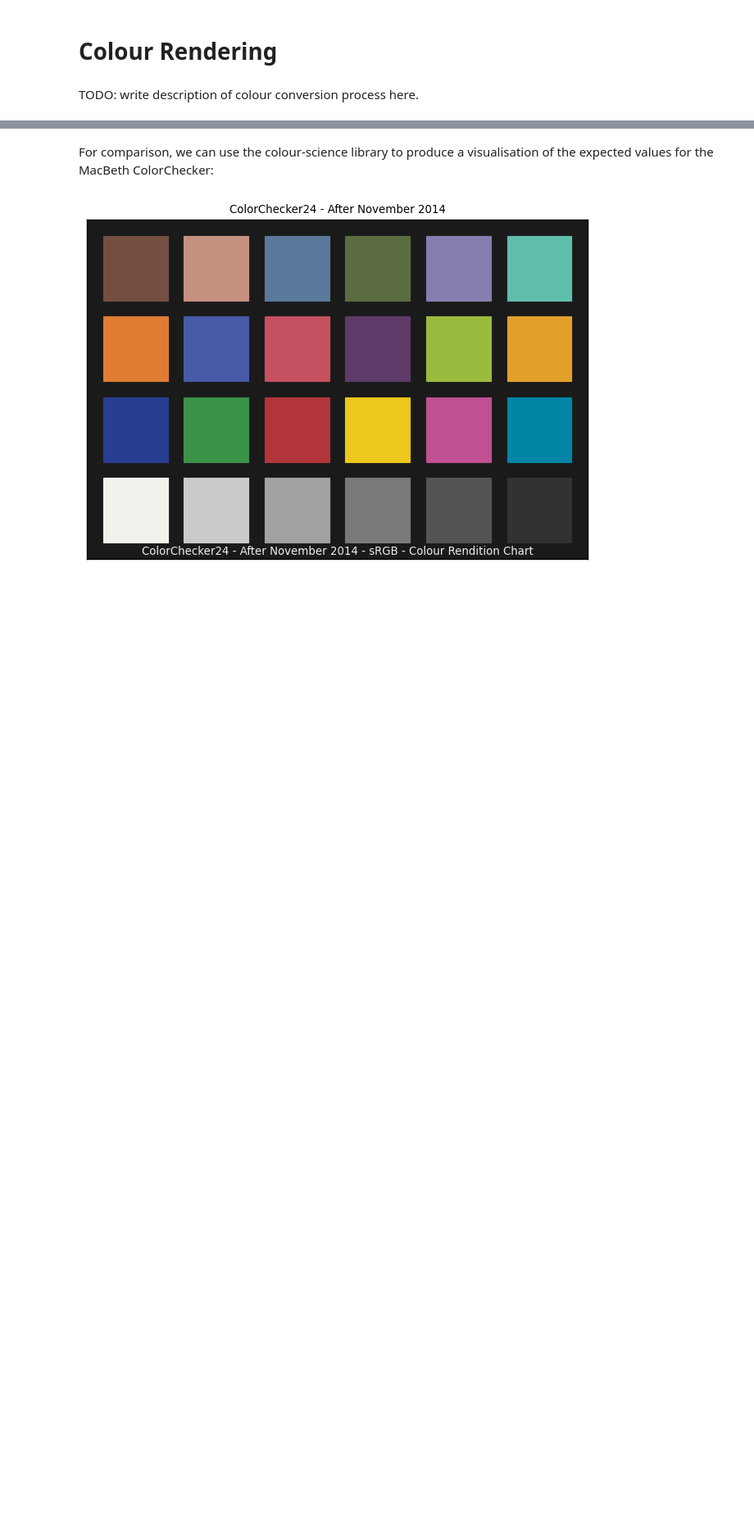
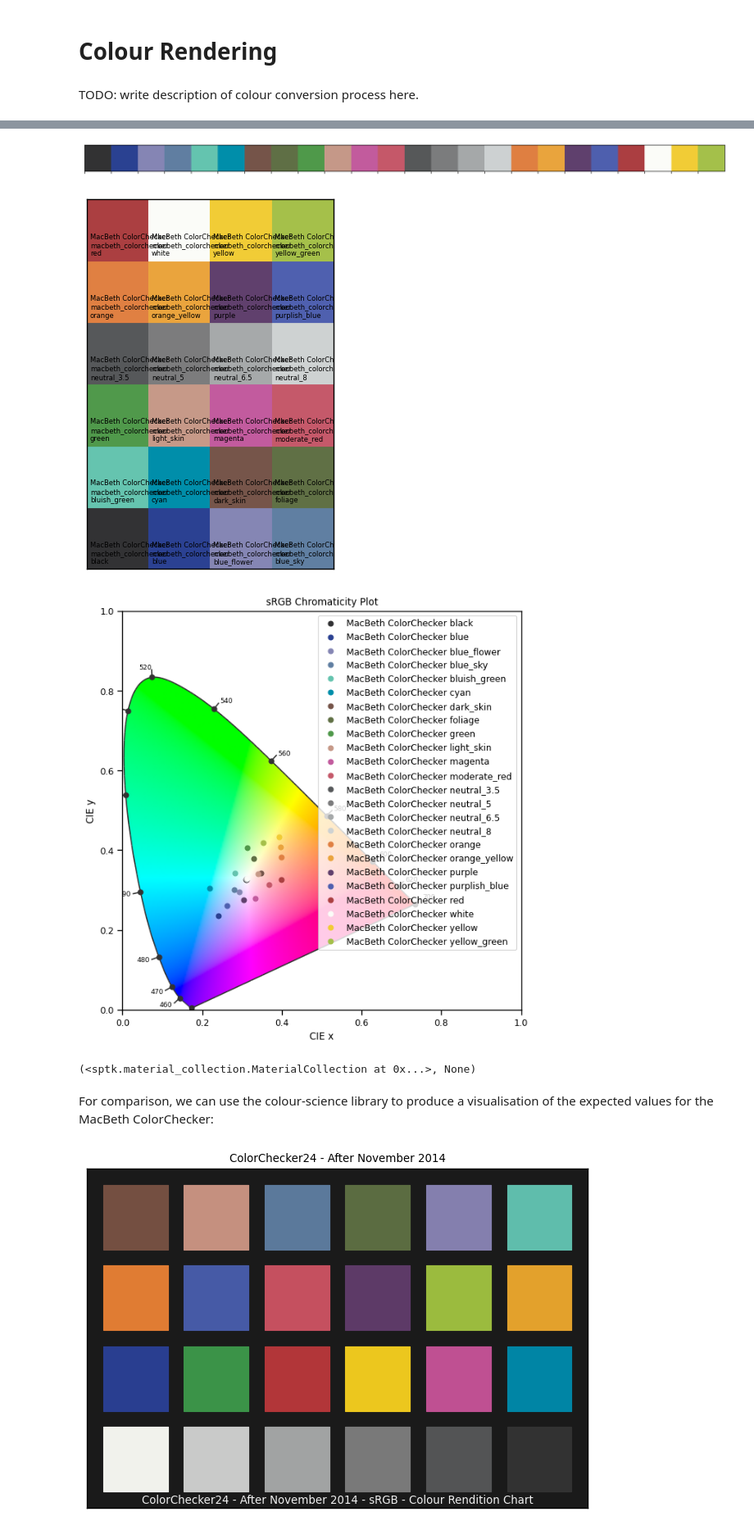
Before and after one commit to rbstabbins/sptk, a Jupyter notebook: examples/material_collection_colour_example.ipynb, the cells around one changed output, grey strips where cells are left out. Shown at 82% size. Saved outputs shown, nothing was run; the diff lists cells and outputs as text; code cells hidden in the pictures; blank space fills up the shorter version.

```diff
--- a/examples/material_collection_colour_example.ipynb
+++ b/examples/material_collection_colour_example.ipynb
@@ -188,3 +172,10 @@ matcol.render_colour('D65')
+# %%
+matcol.render_colour('D50')
+# %% [output]
+[figure, added]
+[figure, added]
+[figure, added]
+(<sptk.material_collection.MaterialCollection at 0x...>, None)
 # %% [markdown]
 For comparison, we can use the colour-science library to produce a visualisation of the expected values for the MacBeth ColorChecker:
 # %%
```
Also changed, not shown: parts of 1 cell of this notebook, 3 other files.
